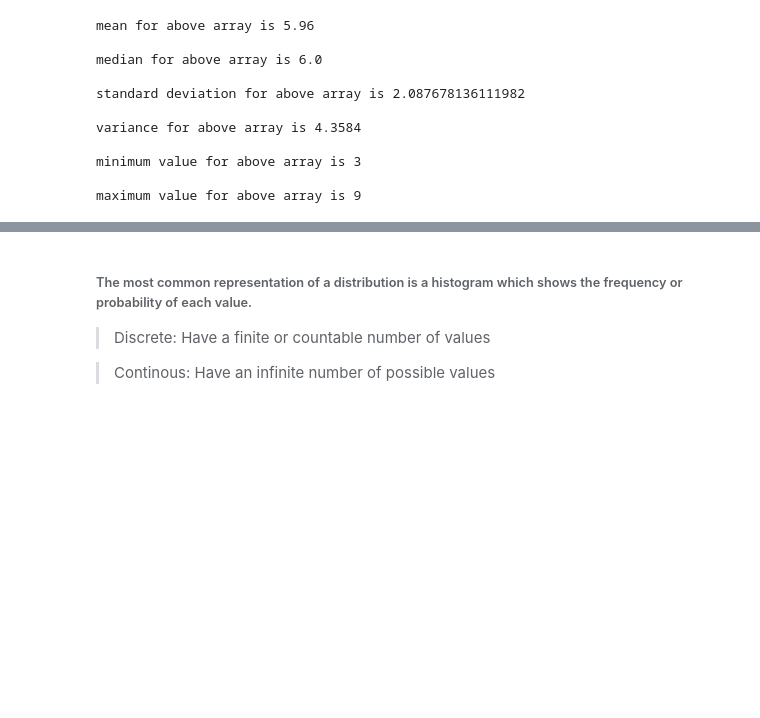
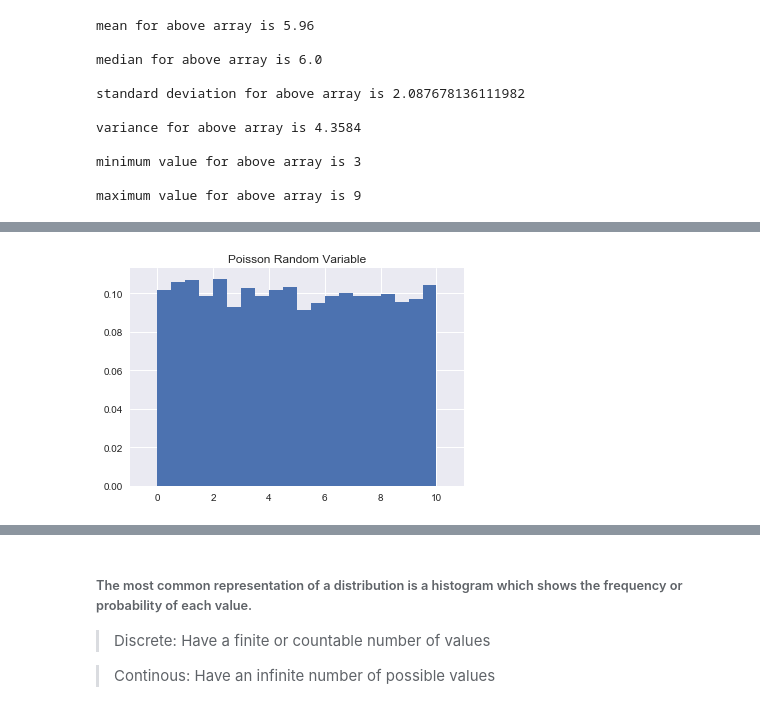
Before and after one commit to ezekielonaloye-gmit/pda_numpy_random_assignment-, a Jupyter notebook: numpy.random assignment 2018.ipynb, the cells around one changed output, grey strips where cells are left out. Saved outputs shown, nothing was run; the diff lists cells and outputs as text; code cells hidden in the pictures; blank space fills up the shorter version.

```diff
--- a/numpy.random assignment 2018.ipynb
+++ b/numpy.random assignment 2018.ipynb
@@ -404,0 +456,14 @@ maximum value for above array is 9
+# %%
+import numpy as np
+import pandas as pd
+import matplotlib.pyplot as plt
+import scipy.stats  as stats
+# Generate 100,000 data points from a uniform distribution spanning the range 0 to 10.
+uniform_data = stats.uniform.rvs(size = 10000, loc=0, scale=10)
+plt.figure()
+plt.hist(uniform_data, bins = 20, density = True)
+plt.xlim(-1,11)
+plt.title("Poisson Random Variable")
+plt.show()
+# %% [output]
+[figure, added]
```
Also changed, not shown: parts of 35 cells of this notebook, 1 other file.
